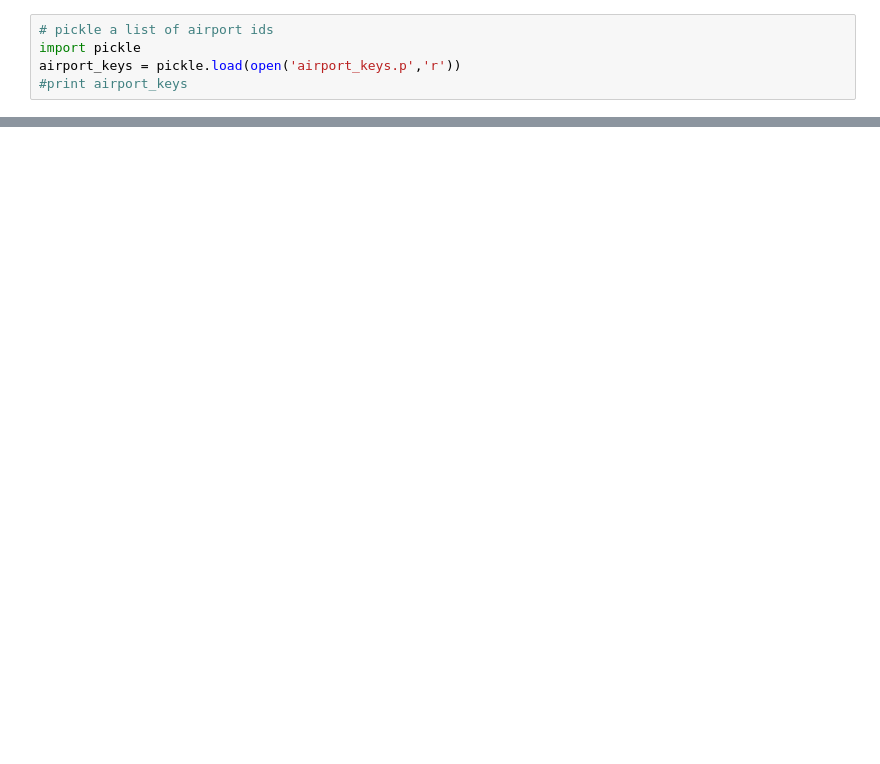
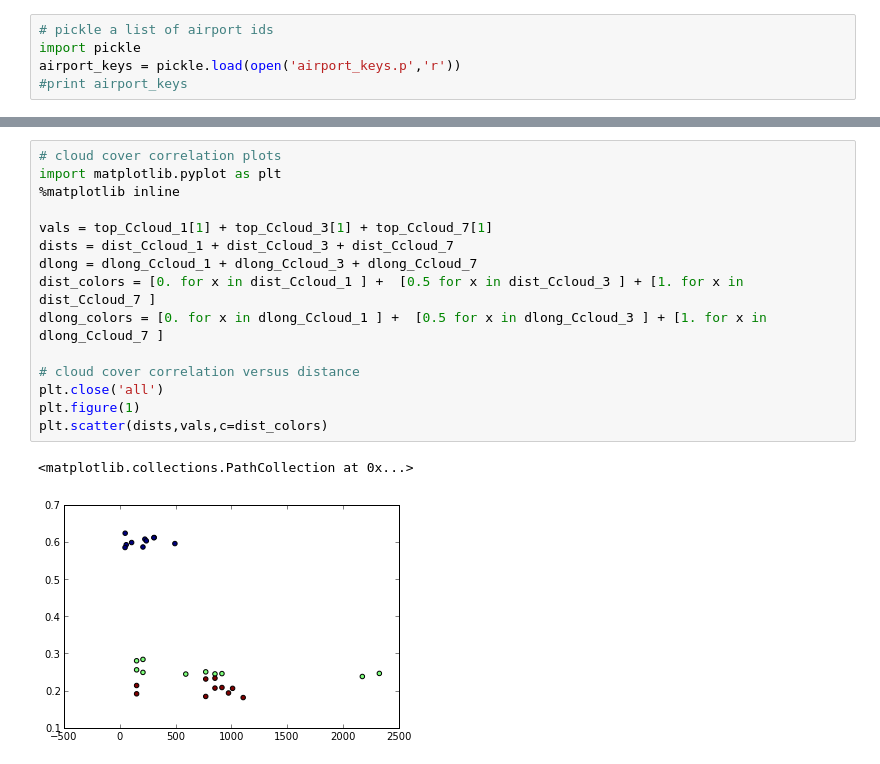
Before and after one commit to smwahl/ay250_swahl, a Jupyter notebook: hw_06/hw_06_analyzeDB.ipynb, the cells around one changed output, grey strips where cells are left out. Saved outputs shown, nothing was run; the diff lists cells and outputs as text; blank space fills up the shorter version.

```diff
--- a/hw_06/hw_06_analyzeDB.ipynb
+++ b/hw_06/hw_06_analyzeDB.ipynb
@@ -117,0 +305,18 @@ session.query(
+# %%
+# cloud cover correlation plots
+import matplotlib.pyplot as plt
+%matplotlib inline
+
+vals = top_Ccloud_1[1] + top_Ccloud_3[1] + top_Ccloud_7[1]
+dists = dist_Ccloud_1 + dist_Ccloud_3 + dist_Ccloud_7
+dlong = dlong_Ccloud_1 + dlong_Ccloud_3 + dlong_Ccloud_7
+dist_colors = [0. for x in dist_Ccloud_1 ] +  [0.5 for x in dist_Ccloud_3 ] + [1. for x in dist_Ccloud_7 ]
+dlong_colors = [0. for x in dlong_Ccloud_1 ] +  [0.5 for x in dlong_Ccloud_3 ] + [1. for x in dlong_Ccloud_7 ]
+
+# cloud cover correlation versus distance
+plt.close('all')
+plt.figure(1)
+plt.scatter(dists,vals,c=dist_colors)
+# %% [output]
+<matplotlib.collections.PathCollection at 0x...>
+[figure, added]
```
Also changed, not shown: parts of 23 cells of this notebook, 2 other files.
